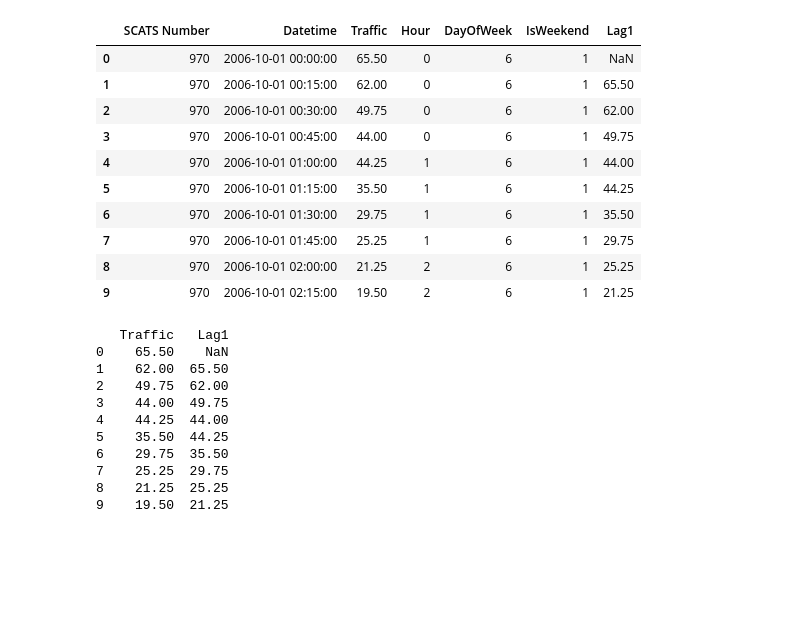
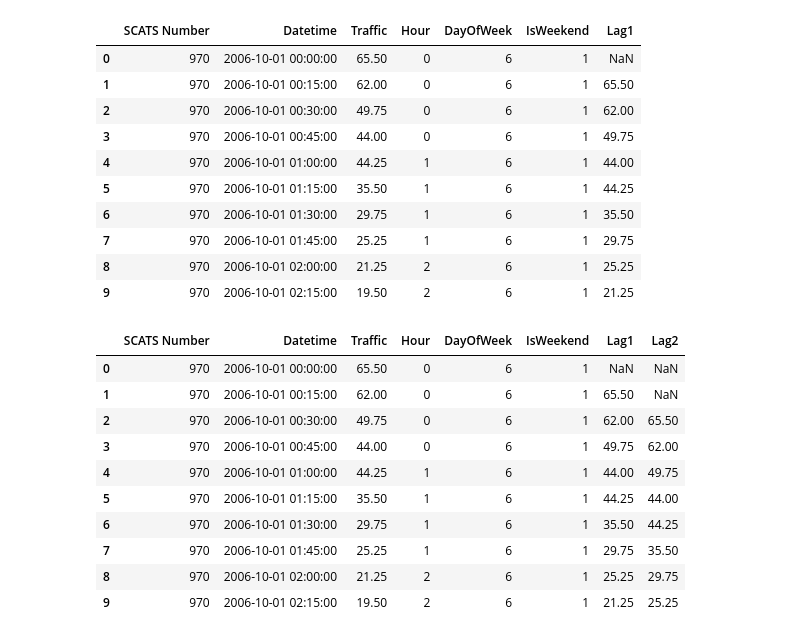
Before and after one commit to Asif1122-N/Assignment2B, a Jupyter notebook: notebook/eda.ipynb, the cells around one changed output. Drawn from its saved outputs; the diff is of its cells as text; code cells hidden in the pictures; blank space fills up the shorter version.

```diff
--- a/notebook/eda.ipynb
+++ b/notebook/eda.ipynb
@@ -292,15 +292,21 @@ df_long.head(10)
 | 8 | 970 | 2006-10-01 02:00:00 | 21.25 | 2 | 6 | 1 | 25.25 |
 | 9 | 970 | 2006-10-01 02:15:00 | 19.50 | 2 | 6 | 1 | 21.25 |
 # %%
+#lag2
+df_long["Lag2"] = df_long.groupby(
+    "SCATS Number"
+)["Traffic"].shift(2)
+
+df_long.head(10)
 # %% [output]
-   Traffic   Lag1
-0    65.50    NaN
-1    62.00  65.50
-2    49.75  62.00
-3    44.00  49.75
-4    44.25  44.00
-5    35.50  44.25
-6    29.75  35.50
-7    25.25  29.75
-8    21.25  25.25
-9    19.50  21.25
+|  | SCATS Number | Datetime | Traffic | Hour | DayOfWeek | IsWeekend | Lag1 | Lag2 |
+| 0 | 970 | 2006-10-01 00:00:00 | 65.50 | 0 | 6 | 1 | NaN | NaN |
+| 1 | 970 | 2006-10-01 00:15:00 | 62.00 | 0 | 6 | 1 | 65.50 | NaN |
+| 2 | 970 | 2006-10-01 00:30:00 | 49.75 | 0 | 6 | 1 | 62.00 | 65.50 |
+| 3 | 970 | 2006-10-01 00:45:00 | 44.00 | 0 | 6 | 1 | 49.75 | 62.00 |
+| 4 | 970 | 2006-10-01 01:00:00 | 44.25 | 1 | 6 | 1 | 44.00 | 49.75 |
+| 5 | 970 | 2006-10-01 01:15:00 | 35.50 | 1 | 6 | 1 | 44.25 | 44.00 |
+| 6 | 970 | 2006-10-01 01:30:00 | 29.75 | 1 | 6 | 1 | 35.50 | 44.25 |
+| 7 | 970 | 2006-10-01 01:45:00 | 25.25 | 1 | 6 | 1 | 29.75 | 35.50 |
+| 8 | 970 | 2006-10-01 02:00:00 | 21.25 | 2 | 6 | 1 | 25.25 | 29.75 |
+| 9 | 970 | 2006-10-01 02:15:00 | 19.50 | 2 | 6 | 1 | 21.25 | 25.25 |
```
Also changed, not shown: parts of 2 cells of this notebook.
